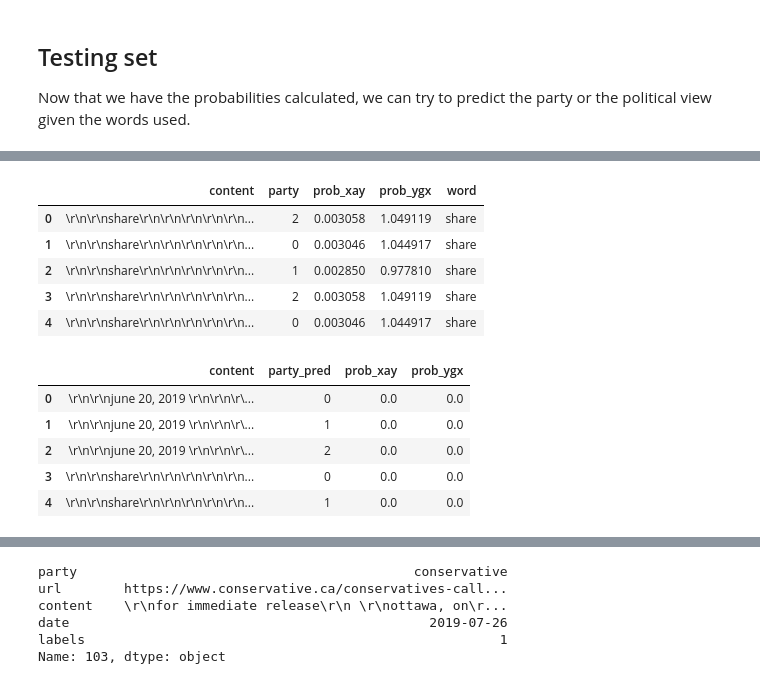
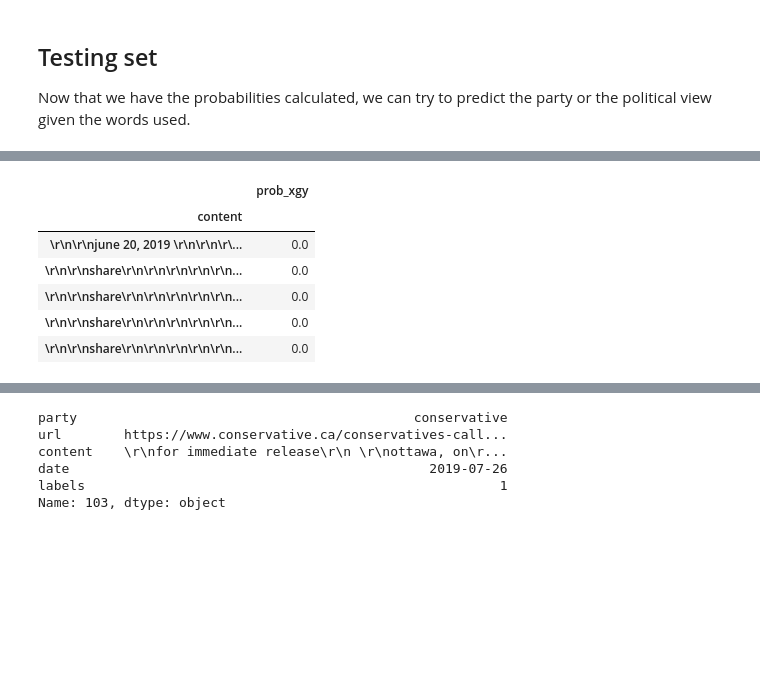
Before and after one commit to dresenhista/canada_election2019, a Jupyter notebook: election2019.ipynb, the cells around one changed output, grey strips where cells are left out. Cells and saved outputs as stored; diff of their text form; code cells hidden in the pictures; blank space fills up the shorter version.

```diff
--- a/election2019.ipynb
+++ b/election2019.ipynb
@@ -379,34 +280,0 @@ test_df = pd.merge(test_df, probability, how = 'inner', on=['word'])
-# %%
-#now we merge back to the original testing dataframe
-test_df['prob_ygx'] = test_df['prob_xay']/ test_df['prob_x']
-test_df = test_df[test_df.columns.difference(['prob_x', 'prob_xgy', 'prob_y', 'total_words_per_party'])]
-test_df.head()
-# %% [output]
-|  | content | party | prob_xay | prob_ygx | word |
-| 0 | \r\n\r\nshare\r\n\r\n\r\n\r\n\r\n... | 2 | 0.003058 | 1.049119 | share |
-| 1 | \r\n\r\nshare\r\n\r\n\r\n\r\n\r\n... | 0 | 0.003046 | 1.044917 | share |
-| 2 | \r\n\r\nshare\r\n\r\n\r\n\r\n\r\n... | 1 | 0.002850 | 0.977810 | share |
-| 3 | \r\n\r\nshare\r\n\r\n\r\n\r\n\r\n... | 2 | 0.003058 | 1.049119 | share |
-| 4 | \r\n\r\nshare\r\n\r\n\r\n\r\n\r\n... | 0 | 0.003046 | 1.044917 | share |
-# %%
-test_df =  test_df[['content','party', 'prob_xay']].groupby(['content', 'party']).prod()
-test_df = test_df.reset_index()
-
-#normalize
-test_df['prob_ygx'] = (test_df['prob_xay']) / (test_df['prob_xay'].max() - test_df['prob_xay'].min())
-test_df = test_df.sort_values(by=['content','prob_xay'] , ascending = [True, False])
-
-
-#change the column party name to receive the real
-test_df.rename(columns  = {"party": "party_pred"},inplace = True)
-
-
-#test_df = pd.merge(test_df, df, how='left', on=['content'])
-test_df.head()
-# %% [output]
-|  | content | party_pred | prob_xay | prob_ygx |
-| 0 | \r\n\r\njune 20, 2019 \r\n\r\n\r\... | 0 | 0.0 | 0.0 |
-| 1 | \r\n\r\njune 20, 2019 \r\n\r\n\r\... | 1 | 0.0 | 0.0 |
-| 2 | \r\n\r\njune 20, 2019 \r\n\r\n\r\... | 2 | 0.0 | 0.0 |
-| 3 | \r\n\r\nshare\r\n\r\n\r\n\r\n\r\n... | 0 | 0.0 | 0.0 |
-| 4 | \r\n\r\nshare\r\n\r\n\r\n\r\n\r\n... | 1 | 0.0 | 0.0 |
@@ -412,0 +333,12 @@ test_df.head()
+# %%
+#test_df[test_df['content']==test_df['content'].iloc[533]]
+a =
+a.head()
+# %% [output]
+|  | prob_xgy |
+| content |  |
+| \r\n\r\njune 20, 2019 \r\n\r\n\r\... | 0.0 |
+| \r\n\r\nshare\r\n\r\n\r\n\r\n\r\n... | 0.0 |
+| \r\n\r\nshare\r\n\r\n\r\n\r\n\r\n... | 0.0 |
+| \r\n\r\nshare\r\n\r\n\r\n\r\n\r\n... | 0.0 |
+| \r\n\r\nshare\r\n\r\n\r\n\r\n\r\n... | 0.0 |
```
Also changed, not shown: parts of 20 cells of this notebook.
